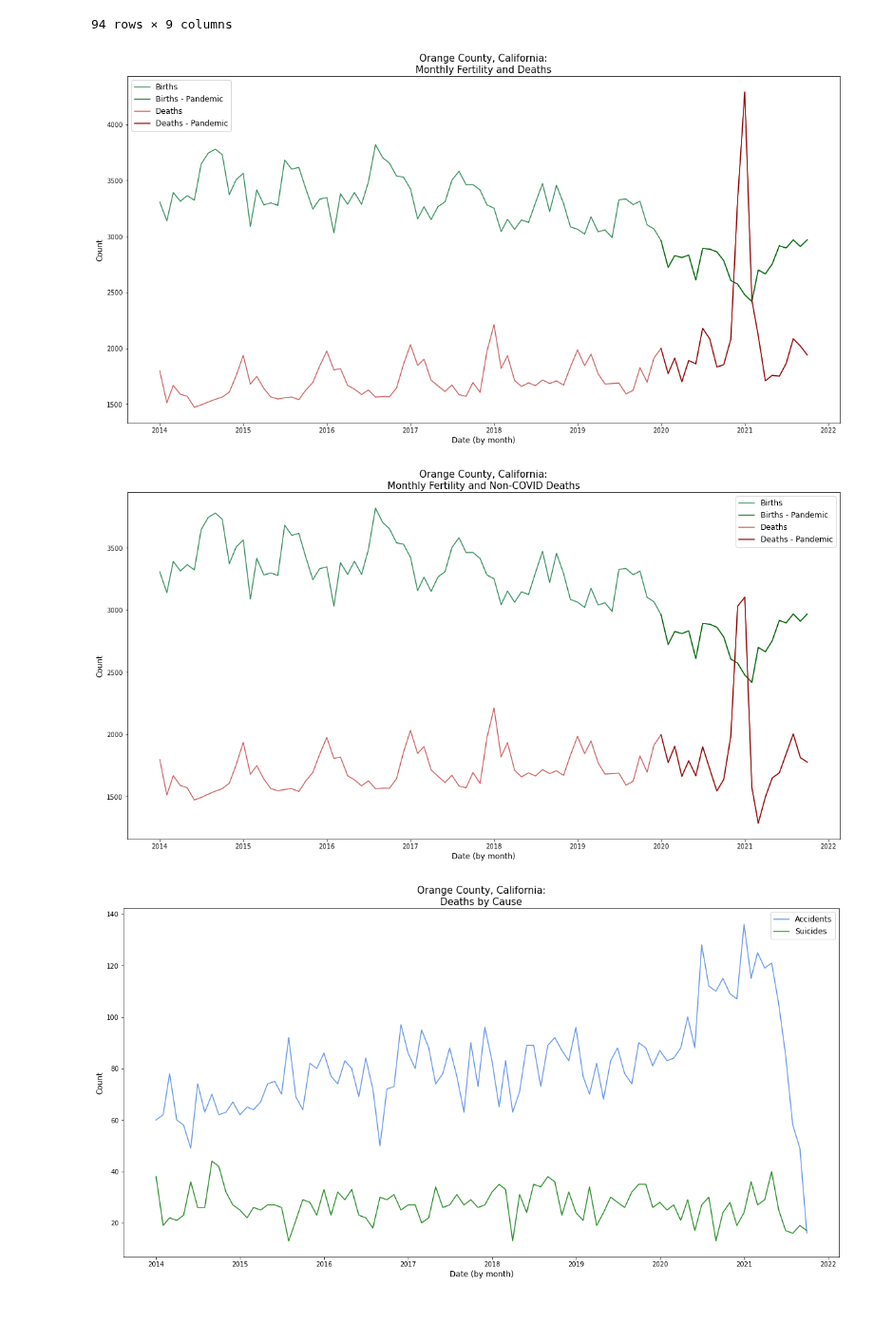
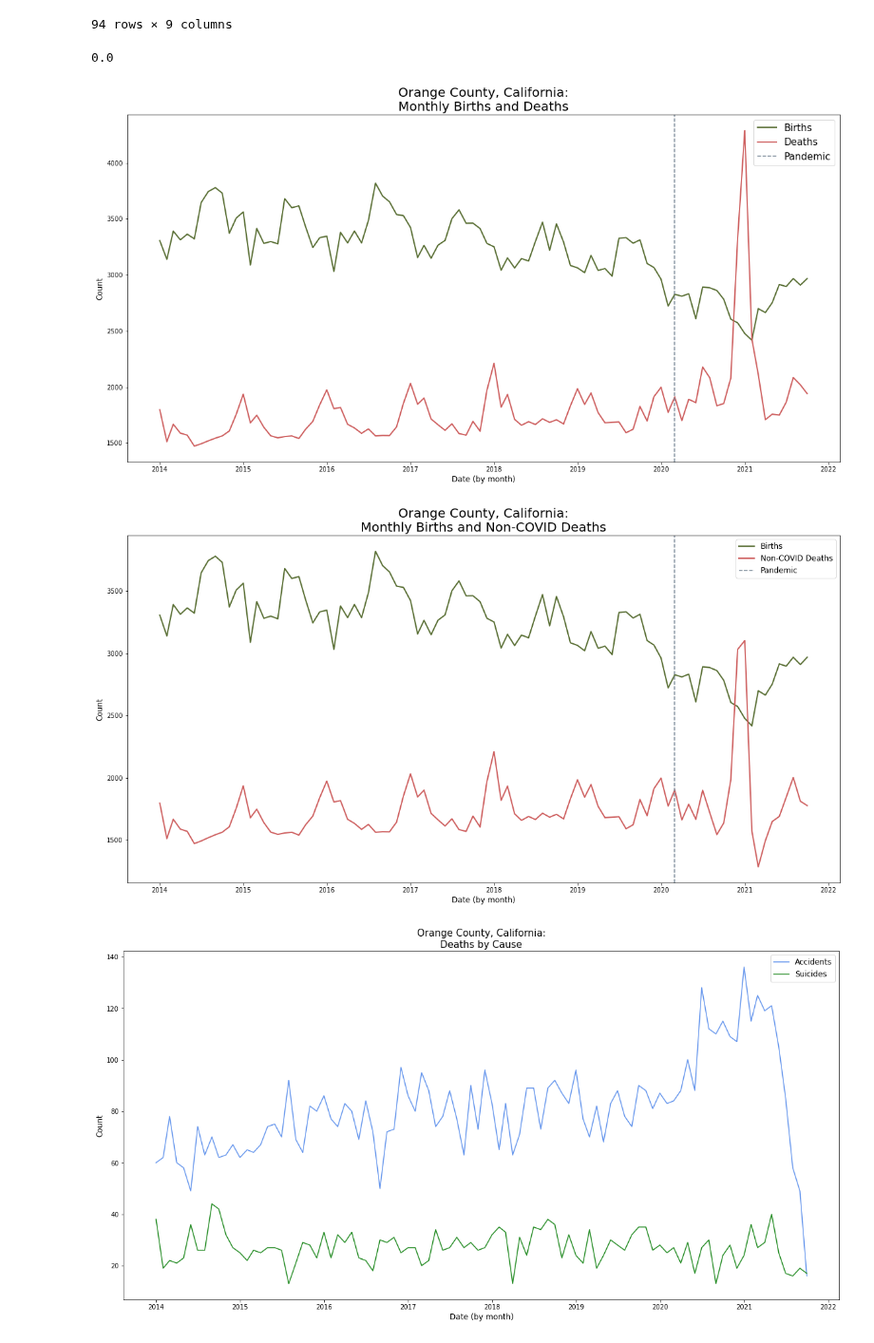
Before and after one commit to anushnap/data512-project, a Jupyter notebook: src/mortality_fertility_analysis.ipynb, the cells around one changed output. Shown at 95% size. Saved outputs shown, nothing was run; the diff lists cells and outputs as text; code cells hidden in the pictures; blank space fills up the shorter version.

Commit message:
changed pandemic date to march

```diff
--- a/src/mortality_fertility_analysis.ipynb
+++ b/src/mortality_fertility_analysis.ipynb
@@ -196,7 +196,7 @@ oc_df = deaths_chhs.merge(births_chhs, how = 'inner', on = ['County', 'date'])\
              'Intentional self-harm (suicide)': 'suicide'},
             axis = 1)\
     .drop(['County'], axis = 1)
-oc_df['pandemic'] = oc_df['date'] >= '2020-01-01'
+oc_df['pandemic'] = oc_df['date'] >= '2020-03-01'
 oc_df['non_covid_deaths'] = np.where(oc_df['covid_deaths'].isna(), oc_df['total_deaths'], oc_df['total_deaths'] - oc_df['covid_deaths'])
 # TODO: ADD NON-COVID DEATHS
 oc_df.to_csv(os.path.join(CLEAN_DATA_PATH, 'oc_cases-births-deaths.csv'), index = False)
@@ -215,36 +215,38 @@ oc_df
 | 92 | 2021-09-01 | 49.0 | 2020.0 | 19.0 | 2910.0 | 13722.0 | 207.0 | True | 1813.0 |
 | 93 | 2021-10-01 | 16.0 | 1941.0 | 17.0 | 2969.0 | 7114.0 | 163.0 | True | 1778.0 |
 94 rows × 9 columns
+# %%
+np.min(oc_df.loc[~oc_df['pandemic'], 'covid_deaths'])
+# %% [output]
+0.0
 # %%
 fig = plt.figure(figsize = (20, 10))
-plt.plot(oc_df['date'], oc_df['births'], label = 'Births', c = 'seagreen')
-plt.plot(oc_df.loc[oc_df['pandemic'], 'date'], oc_df.loc[oc_df['pandemic'], 'births'], label = 'Births - Pandemic', c = 'darkgreen')
-plt.plot(oc_df['date'], oc_df['total_deaths'], label = 'Deaths', c = 'indianred')
-plt.plot(oc_df.loc[oc_df['pandemic'], 'date'], oc_df.loc[oc_df['pandemic'], 'total_deaths'], label = 'Deaths - Pandemic', c = 'darkred')
+plt.plot(oc_df['date'], oc_df['births'], label = 'Births', c = 'darkolivegreen', linewidth = 2)
+plt.plot(oc_df['date'], oc_df['total_deaths'], label = 'Deaths', c = 'indianred', linewidth = 2)
+plt.axvline(x=pd.to_datetime('2020/03/01', format='%Y/%m/%d'), c = 'slategray', linestyle = '--', label = 'Pandemic')
 plt.xlabel('Date (by month)', fontsize = 12)
 plt.ylabel('Count', fontsize = 12)
-plt.title('Orange County, California:\nMonthly Fertility and Deaths', fontsize = 15)
-plt.legend(fontsize = 12)
+plt.title('Orange County, California:\nMonthly Births and Deaths', fontsize = 20)
+plt.legend(fontsize = 15)
 
 # Save figure into the results folder
 plt.savefig(os.path.join(RESULTS_PATH, 'oc_unadjusted_fertility-all-deaths.jpg'))
 # %% [output]
-[figure, old version]
+[figure, new version]
 # %%
 fig = plt.figure(figsize = (20, 10))
-plt.plot(oc_df['date'], oc_df['births'], label = 'Births', c = 'seagreen')
-plt.plot(oc_df.loc[oc_df['pandemic'], 'date'], oc_df.loc[oc_df['pandemic'], 'births'], label = 'Births - Pandemic', c = 'darkgreen')
-plt.plot(oc_df['date'], oc_df['non_covid_deaths'], label = 'Deaths', c = 'indianred')
-plt.plot(oc_df.loc[oc_df['pandemic'], 'date'], oc_df.loc[oc_df['pandemic'], 'non_covid_deaths'], label = 'Deaths - Pandemic', c = 'darkred')
+plt.plot(oc_df['date'], oc_df['births'], label = 'Births', c = 'darkolivegreen', linewidth = 2)
+plt.plot(oc_df['date'], oc_df['non_covid_deaths'], label = 'Non-COVID Deaths', c = 'indianred', linewidth = 2)
+plt.axvline(x=pd.to_datetime('2020/03/01', format='%Y/%m/%d'), c = 'slategray', linestyle = '--', label = 'Pandemic')
 plt.xlabel('Date (by month)', fontsize = 12)
 plt.ylabel('Count', fontsize = 12)
-plt.title('Orange County, California:\nMonthly Fertility and Non-COVID Deaths', fontsize = 15)
+plt.title('Orange County, California:\nMonthly Births and Non-COVID Deaths', fontsize = 20)
 plt.legend(fontsize = 12)
 
 # Save figure into the results folder
 plt.savefig(os.path.join(RESULTS_PATH, 'oc_unadjusted_fertility-non-covid-deaths.jpg'))
 # %% [output]
-[figure, old version]
+[figure, new version]
 # %%
 fig = plt.figure(figsize = (20, 10))
 # plt.plot(oc_df['date'], oc_df['non_covid_deaths'], label = 'Deaths', c = 'black')
```
